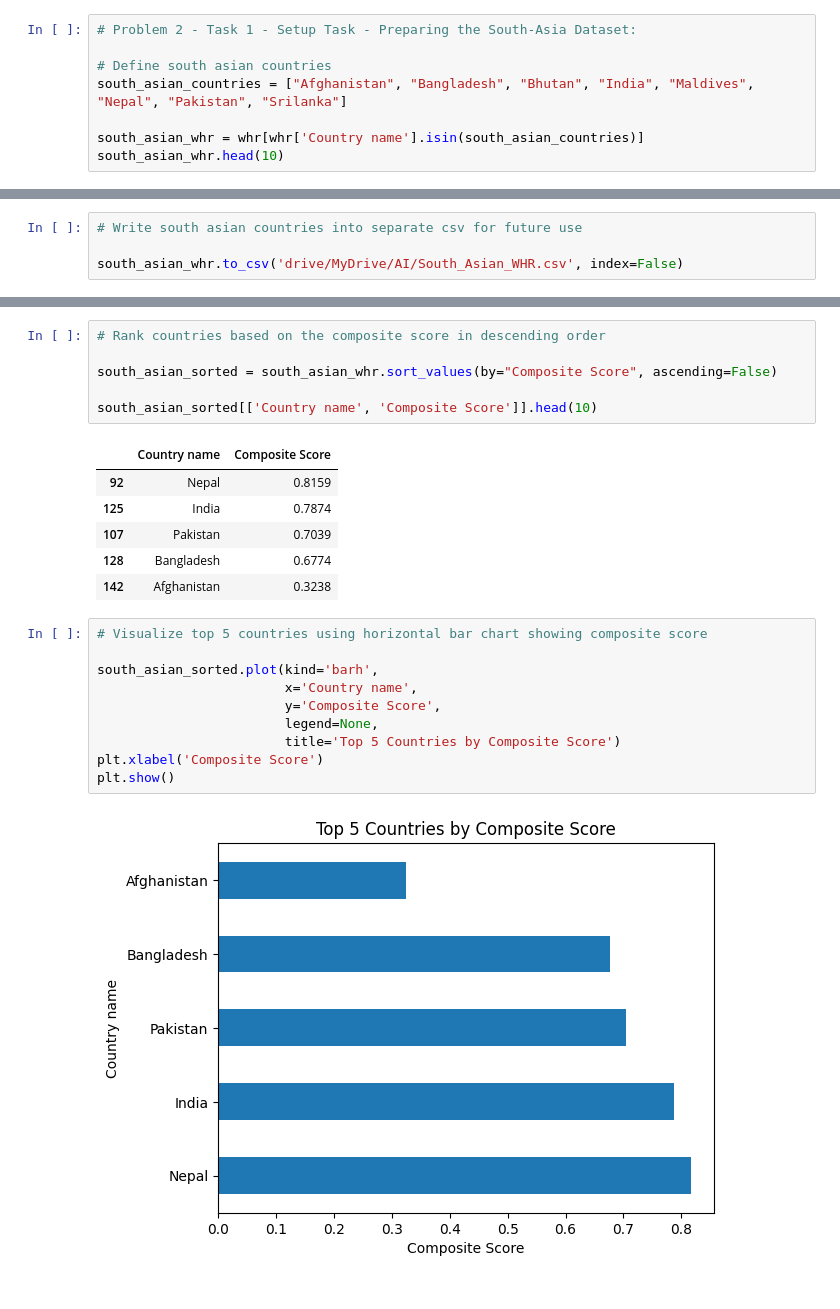
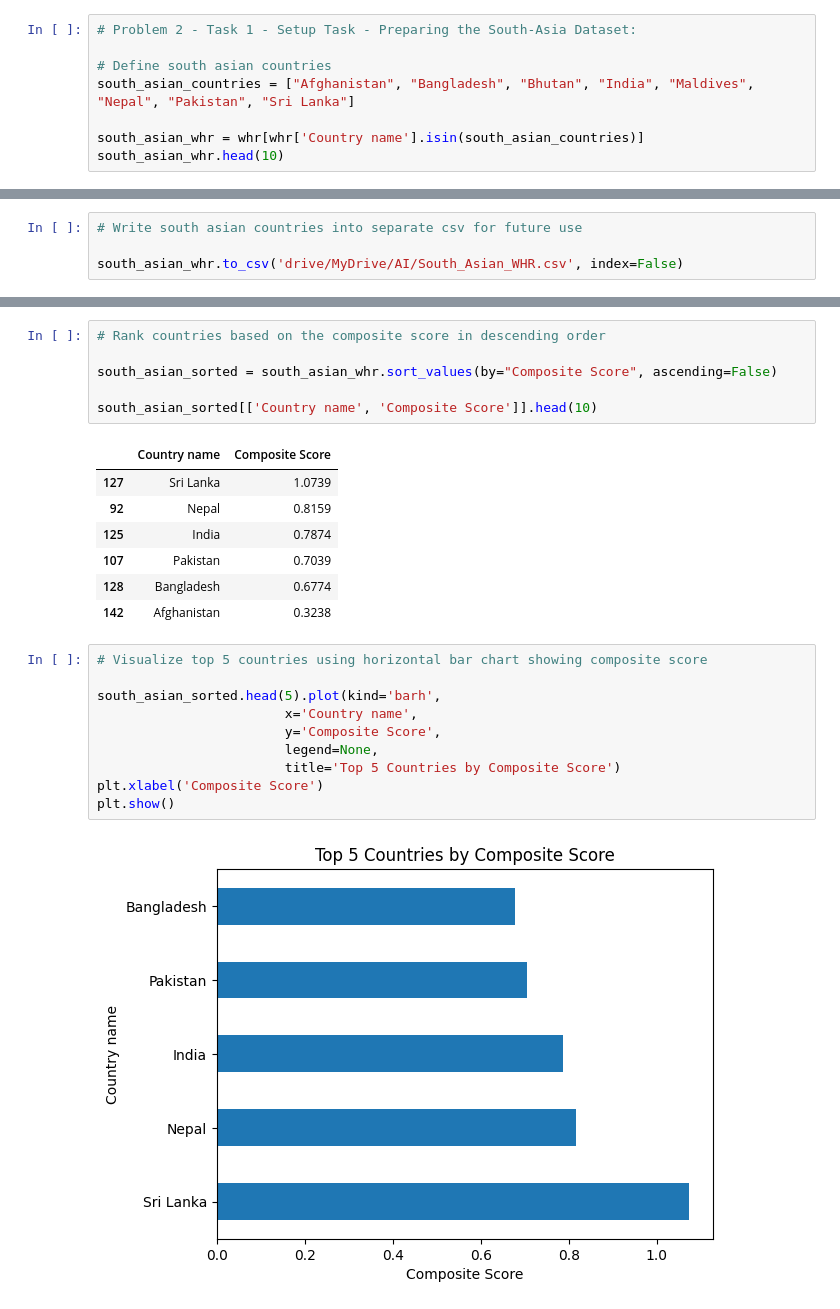
Before and after one commit to SD2513/ai-assessment-1, a Jupyter notebook: 2407091_ShlokDhital_Assessment1.ipynb, the cells around one changed output, grey strips where cells are left out. Drawn from its saved outputs; the diff is of its cells as text.

```diff
--- a/2407091_ShlokDhital_Assessment1.ipynb
+++ b/2407091_ShlokDhital_Assessment1.ipynb
@@ -203,7 +198,7 @@ plt.show()
 # Problem 2 - Task 1 - Setup Task - Preparing the South-Asia Dataset:
 
 # Define south asian countries
-south_asian_countries = ["Afghanistan", "Bangladesh", "Bhutan", "India", "Maldives", "Nepal", "Pakistan", "Srilanka"]
+south_asian_countries = ["Afghanistan", "Bangladesh", "Bhutan", "India", "Maldives", "Nepal", "Pakistan", "Sri Lanka"]
 
 south_asian_whr = whr[whr['Country name'].isin(south_asian_countries)]
 south_asian_whr.head(10)
@@ -246,6 +243,7 @@ south_asian_sorted = south_asian_whr.sort_values(by="Composite Score", ascending
 south_asian_sorted[['Country name', 'Composite Score']].head(10)
 # %% [output]
 |  | Country name | Composite Score |
+| 127 | Sri Lanka | 1.0739 |
 | 92 | Nepal | 0.8159 |
 | 125 | India | 0.7874 |
 | 107 | Pakistan | 0.7039 |
@@ -254,12 +252,12 @@ south_asian_sorted[['Country name', 'Composite Score']].head(10)
 # %%
 # Visualize top 5 countries using horizontal bar chart showing composite score
 
-south_asian_sorted.plot(kind='barh',
+south_asian_sorted.head(5).plot(kind='barh',
                         x='Country name',
                         y='Composite Score',
                         legend=None,
                         title='Top 5 Countries by Composite Score')
 plt.xlabel('Composite Score')
 plt.show()
 # %% [output]
-[figure, old version]
+[figure, new version]
```
Also changed, not shown: parts of 9 cells of this notebook.
